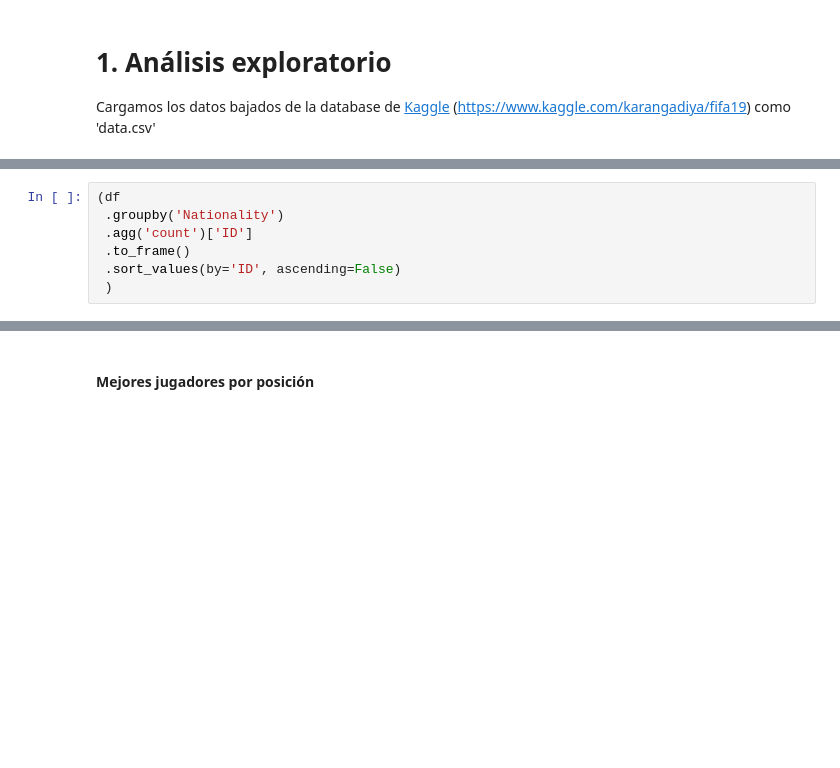
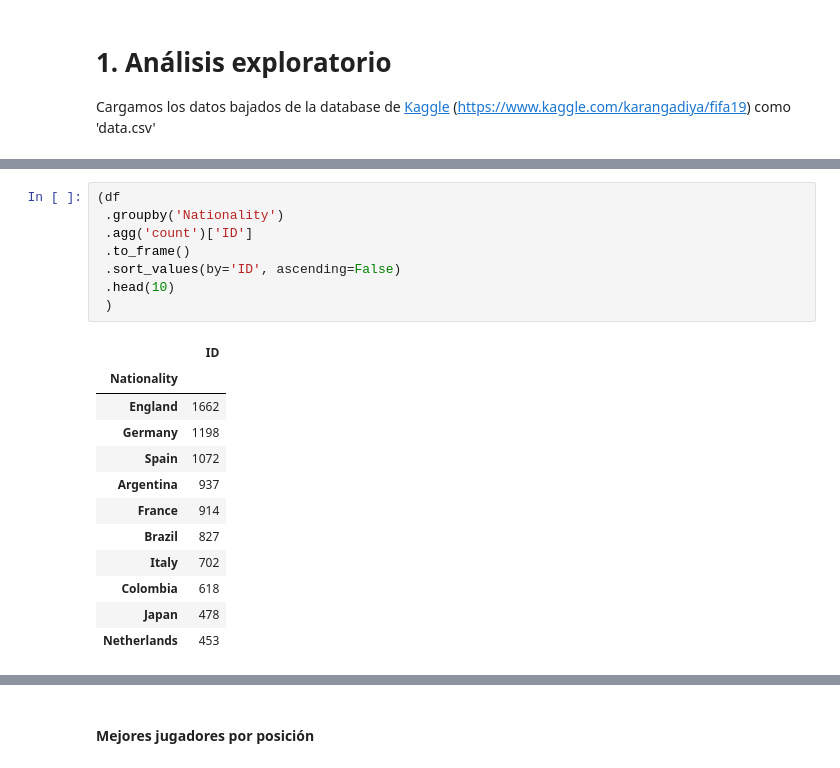
Before and after one commit to nicoambrosis/Aprendizaje-No-Supervisado, a Jupyter notebook: 01-Clustering.ipynb, the cells around one changed output, grey strips where cells are left out. Drawn from its saved outputs; the diff is of its cells as text; blank space fills up the shorter version.

```diff
--- a/01-Clustering.ipynb
+++ b/01-Clustering.ipynb
@@ -41,10 +73,24 @@ plt.show()
 # %%
 (df
  .groupby('Nationality')
  .agg('count')['ID']
  .to_frame()
  .sort_values(by='ID', ascending=False)
+ .head(10)
  )
+# %% [output]
+|  | ID |
+| Nationality |  |
+| England | 1662 |
+| Germany | 1198 |
+| Spain | 1072 |
+| Argentina | 937 |
+| France | 914 |
+| Brazil | 827 |
+| Italy | 702 |
+| Colombia | 618 |
+| Japan | 478 |
+| Netherlands | 453 |
 # %%
 nbins = int(df.Crossing.max()-df.Crossing.min() + 1)
 
```
Also changed, not shown: parts of 22 cells of this notebook.
